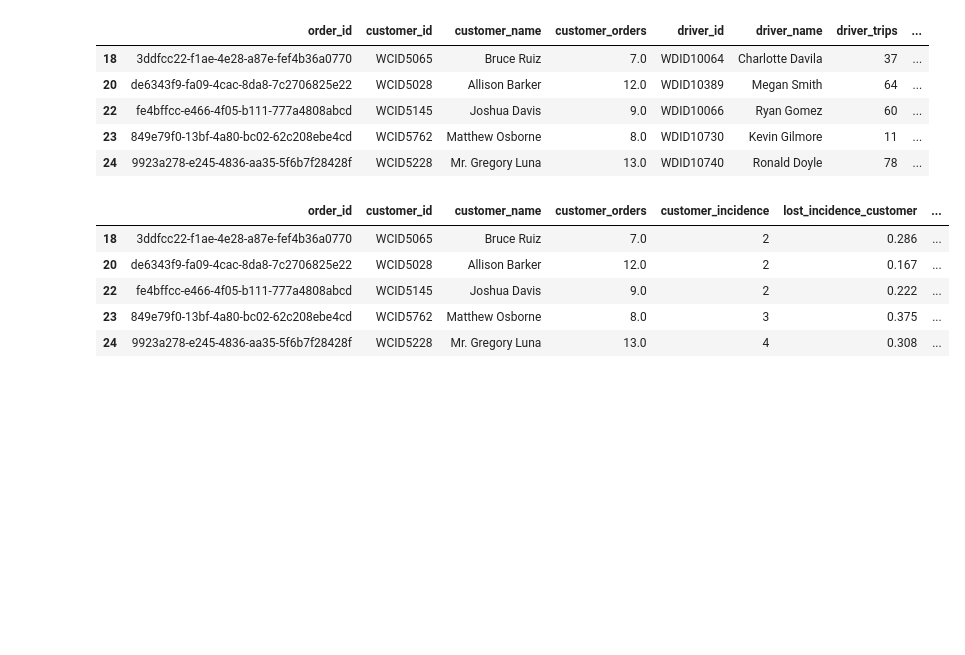
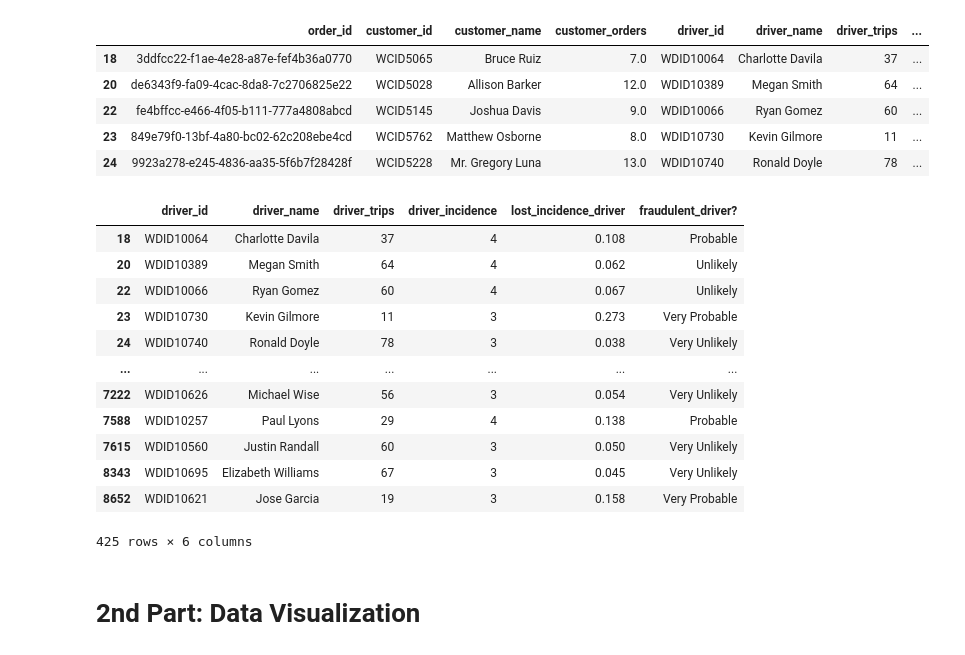
Before and after one commit to Edcysne/Walmart-Project, a Jupyter notebook: first_data_analysis.ipynb, the cells around one changed output. Drawn from its saved outputs; the diff is of its cells as text; code cells hidden in the pictures; blank space fills up the shorter version.

Commit message:
New SQL and Visualization with Matplotlib

```diff
--- a/first_data_analysis.ipynb
+++ b/first_data_analysis.ipynb
@@ -140,12 +142,12 @@ df_lost_cost_driv.head(5)
 | 24 | 9923a278-e245-4836-aa35-5f6b7f28428f | WCID5228 | Mr. Gregory Luna | 13.0 | WDID10740 | Ronald Doyle | 78 | ... |
 # %%
 # Quantile Segmentation for drivers
-df_lost_cost_driv['fraudulent_driver?'] = pd.qcut(df_lost_cost_driv['lost_incidence_driver'], q=5, labels=['Very Unlikely', 'Unlikely', 'Maybe', 'Probable', 'Very Probable'])
+df_lost_cost_total['fraudulent_driver?'] = pd.qcut(df_lost_cost_total['lost_incidence_driver'], q=5, labels=['Very Unlikely', 'Unlikely', 'Maybe', 'Probable', 'Very Probable'])
 
 # Quantile Segmentation for customers
-df_lost_cost_driv['fraudulent_customer?'] = pd.qcut(df_lost_cost_driv['lost_incidence_customer'], q=5, labels=['Very Unlikely', 'Unlikely', 'Maybe', 'Probable', 'Very Probable'])
+df_lost_cost_total['fraudulent_customer?'] = pd.qcut(df_lost_cost_total['lost_incidence_customer'], q=5, labels=['Very Unlikely', 'Unlikely', 'Maybe', 'Probable', 'Very Probable'])
 
-df_lost_cost_driv.head()
+df_lost_cost_total.head()
 # %% [output]
 |  | order_id | customer_id | customer_name | customer_orders | driver_id | driver_name | driver_trips | ... |
 | 18 | 3ddfcc22-f1ae-4e28-a87e-fef4b36a0770 | WCID5065 | Bruce Ruiz | 7.0 | WDID10064 | Charlotte Davila | 37 | ... |
@@ -156,29 +158,58 @@ df_lost_cost_driv.head()
 # %%
 # Reordering the columns
 # This will become a new table in our Power BI
 
 cols = [
     'order_id',
     'customer_id',
     'customer_name',
     'customer_orders',
     'customer_incidence',
     'lost_incidence_customer',
     'fraudulent_customer?',
     'driver_id',
     'driver_name',
     'driver_trips',
     'driver_incidence',
     'lost_incidence_driver',
     'fraudulent_driver?'
 ]
 
-df_lost_cost_driv = df_lost_cost_driv[cols]
-df_lost_cost_driv.head()
+df_lost_cost_total = df_lost_cost_total[cols]
+df_lost_cost_total.head()
+
+df_lost_cost_customers = df_lost_cost_total[['customer_id',
+                                            'customer_name',
+                                            'customer_orders',
+                                            'customer_incidence',
+                                            'lost_incidence_customer',
+                                            'fraudulent_customer?']]
+
+df_lost_cost_drivers = df_lost_cost_total[['driver_id',
+                                          'driver_name',
+                                          'driver_trips',
+                                          'driver_incidence',
+                                          'lost_incidence_driver',
+                                          'fraudulent_driver?']]
+
+#Now we have the data of the customers that had a incidence
+df_lost_cost_customers.drop_duplicates()
+
+#The same with the drivers
+df_lost_cost_drivers.drop_duplicates()
 # %% [output]
-|  | order_id | customer_id | customer_name | customer_orders | customer_incidence | lost_incidence_customer | ... |
-| 18 | 3ddfcc22-f1ae-4e28-a87e-fef4b36a0770 | WCID5065 | Bruce Ruiz | 7.0 | 2 | 0.286 | ... |
-| 20 | de6343f9-fa09-4cac-8da8-7c2706825e22 | WCID5028 | Allison Barker | 12.0 | 2 | 0.167 | ... |
-| 22 | fe4bffcc-e466-4f05-b111-777a4808abcd | WCID5145 | Joshua Davis | 9.0 | 2 | 0.222 | ... |
-| 23 | 849e79f0-13bf-4a80-bc02-62c208ebe4cd | WCID5762 | Matthew Osborne | 8.0 | 3 | 0.375 | ... |
-| 24 | 9923a278-e245-4836-aa35-5f6b7f28428f | WCID5228 | Mr. Gregory Luna | 13.0 | 4 | 0.308 | ... |
+|  | driver_id | driver_name | driver_trips | driver_incidence | lost_incidence_driver | fraudulent_driver? |
+| 18 | WDID10064 | Charlotte Davila | 37 | 4 | 0.108 | Probable |
+| 20 | WDID10389 | Megan Smith | 64 | 4 | 0.062 | Unlikely |
+| 22 | WDID10066 | Ryan Gomez | 60 | 4 | 0.067 | Unlikely |
+| 23 | WDID10730 | Kevin Gilmore | 11 | 3 | 0.273 | Very Probable |
+| 24 | WDID10740 | Ronald Doyle | 78 | 3 | 0.038 | Very Unlikely |
+| ... | ... | ... | ... | ... | ... | ... |
+| 7222 | WDID10626 | Michael Wise | 56 | 3 | 0.054 | Very Unlikely |
+| 7588 | WDID10257 | Paul Lyons | 29 | 4 | 0.138 | Probable |
+| 7615 | WDID10560 | Justin Randall | 60 | 3 | 0.050 | Very Unlikely |
+| 8343 | WDID10695 | Elizabeth Williams | 67 | 3 | 0.045 | Very Unlikely |
+| 8652 | WDID10621 | Jose Garcia | 19 | 3 | 0.158 | Very Probable |
+425 rows × 6 columns
+# %% [markdown]
+# 2nd Part: Data Visualization
```
Also changed, not shown: parts of 7 cells of this notebook, 3 other files.
